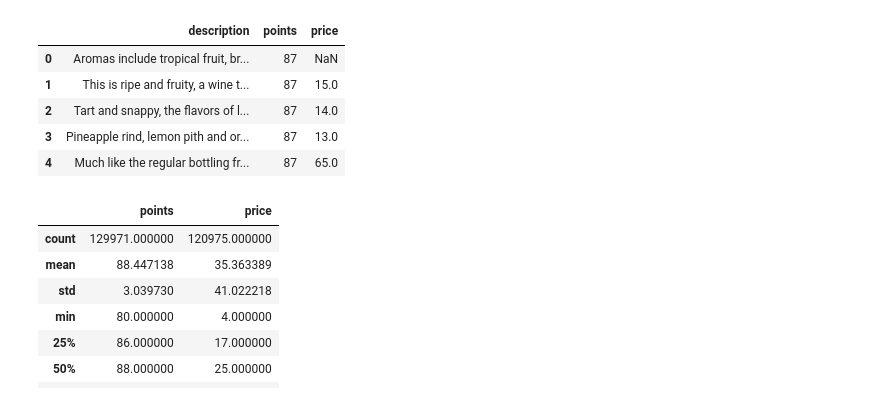
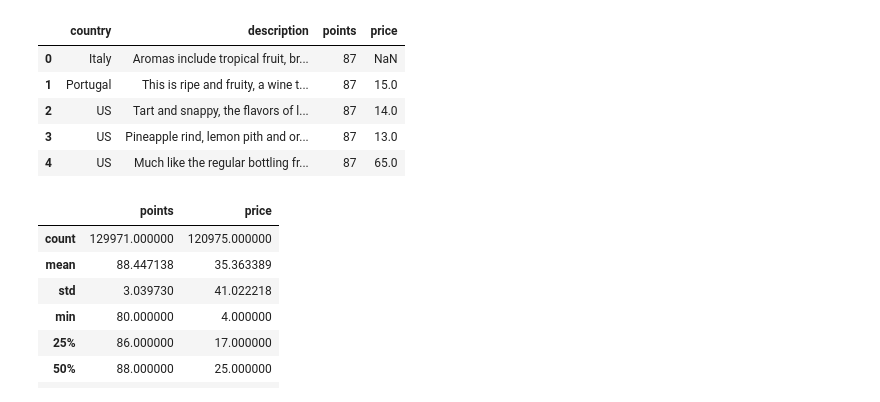
Before and after one commit to AndRud/wine_reviews, a Jupyter notebook: WineMag.ipynb, the cells around one changed output. Saved outputs shown, nothing was run; the diff lists cells and outputs as text; code cells hidden in the pictures.

```diff
--- a/WineMag.ipynb
+++ b/WineMag.ipynb
@@ -18,16 +18,16 @@ winemag.head()
 | 3 | US | Pineapple rind, lemon pith and or... | Reserve Late Harvest | 87 | 13.0 | Michigan | Lake Michigan Shore | NaN | Alexander Peartree | ... |
 | 4 | US | Much like the regular bottling fr... | Vintner's Reserve Wild Child Block | 87 | 65.0 | Oregon | Willamette Valley | Willamette Valley | Paul Gregutt | ... |
 # %%
-winemag.drop(['country','designation','province','region_1','region_2','taster_name','taster_twitter_handle',
+winemag.drop(['designation','province','region_1','region_2','taster_name','taster_twitter_handle',
               'title','variety','winery'],axis=1,inplace=True)
 winemag.head()
 # %% [output]
-|  | description | points | price |
-| 0 | Aromas include tropical fruit, br... | 87 | NaN |
-| 1 | This is ripe and fruity, a wine t... | 87 | 15.0 |
-| 2 | Tart and snappy, the flavors of l... | 87 | 14.0 |
-| 3 | Pineapple rind, lemon pith and or... | 87 | 13.0 |
-| 4 | Much like the regular bottling fr... | 87 | 65.0 |
+|  | country | description | points | price |
+| 0 | Italy | Aromas include tropical fruit, br... | 87 | NaN |
+| 1 | Portugal | This is ripe and fruity, a wine t... | 87 | 15.0 |
+| 2 | US | Tart and snappy, the flavors of l... | 87 | 14.0 |
+| 3 | US | Pineapple rind, lemon pith and or... | 87 | 13.0 |
+| 4 | US | Much like the regular bottling fr... | 87 | 65.0 |
 # %%
 winemag.describe()
 # %% [output]
```
Also changed, not shown: parts of 11 cells of this notebook.
